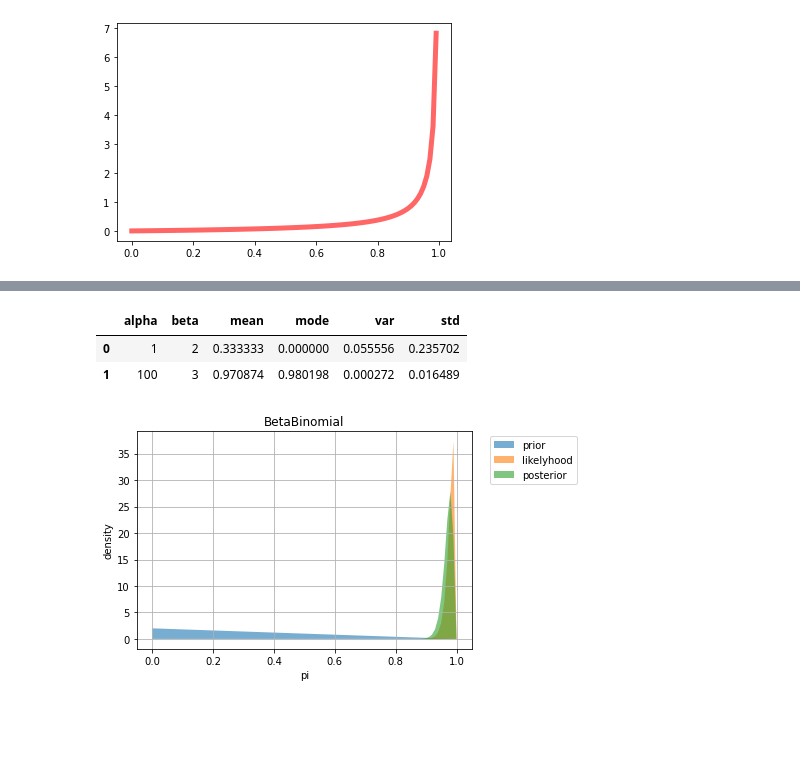
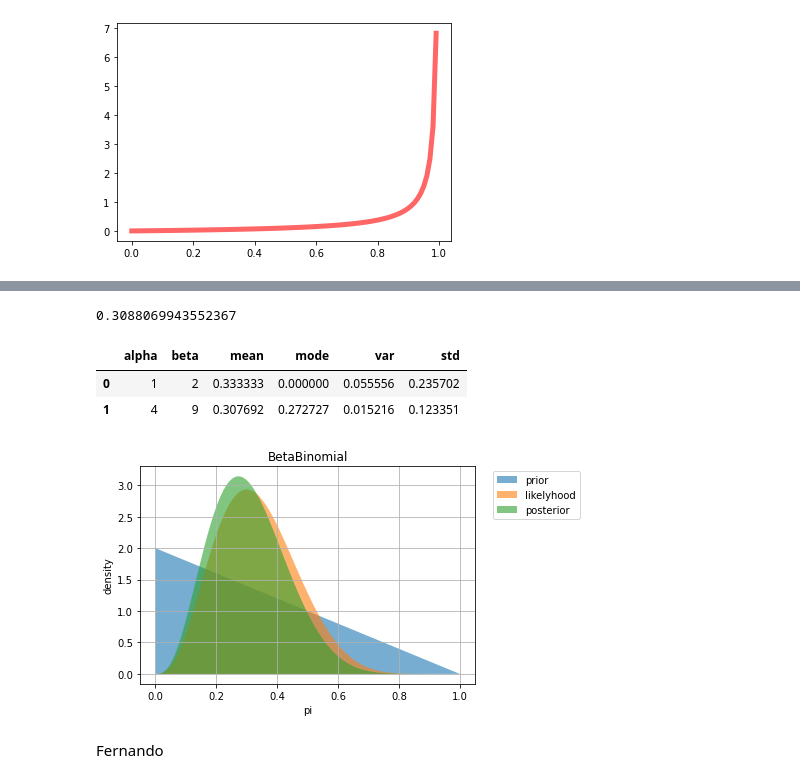
Before and after one commit to DrEntropy/BayesRulesWork, a Jupyter notebook: Chapter4.ipynb, the cells around one changed output, grey strips where cells are left out. Cells and saved outputs as stored; diff of their text form; code cells hidden in the pictures; blank space fills up the shorter version.

```diff
--- a/Chapter4.ipynb
+++ b/Chapter4.ipynb
@@ -29,10 +43,16 @@ mean:0.9523809523809523, var:0.01462950771706532, mode:9.999999999999991
+# %%
+np.mean(t)
+# %% [output]
+0.3088069943552367
 # %%
-summarize_beta_bin(1,2,99,100)
+summarize_beta_bin(1,2,3,10)
 # %% [output]
 |  | alpha | beta | mean | mode | var | std |
 | 0 | 1 | 2 | 0.333333 | 0.000000 | 0.055556 | 0.235702 |
-| 1 | 100 | 3 | 0.970874 | 0.980198 | 0.000272 | 0.016489 |
+| 1 | 4 | 9 | 0.307692 | 0.272727 | 0.015216 | 0.123351 |
 # %%
-plotBetaBinomial(1,2,99,100)
+plotBetaBinomial(1,2,3,10)
 # %% [output]
-[figure, old version]
+[figure, new version]
+# %% [markdown]
+Fernando
```
Also changed, not shown: parts of 25 cells of this notebook.
